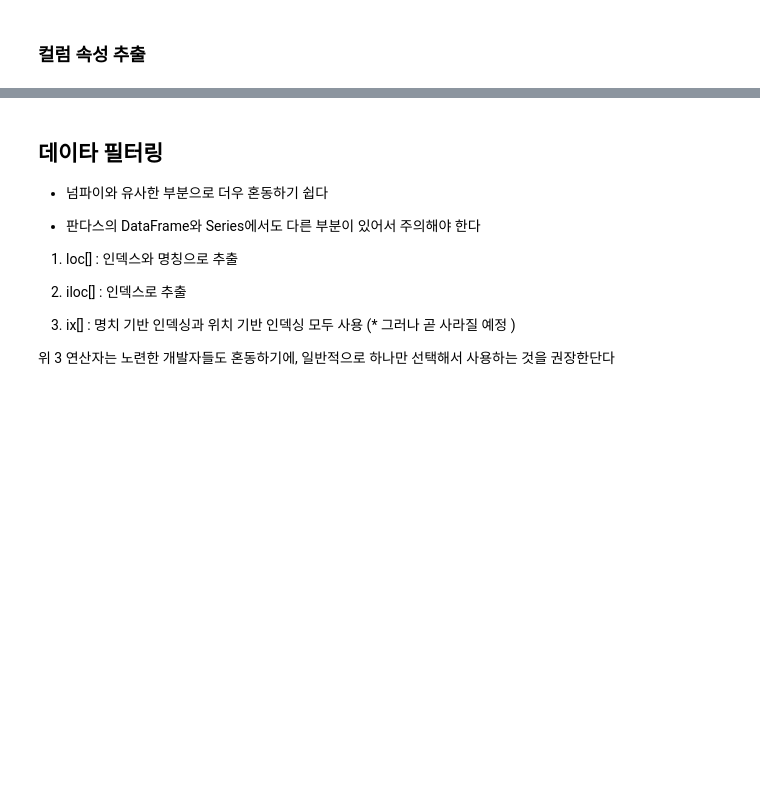
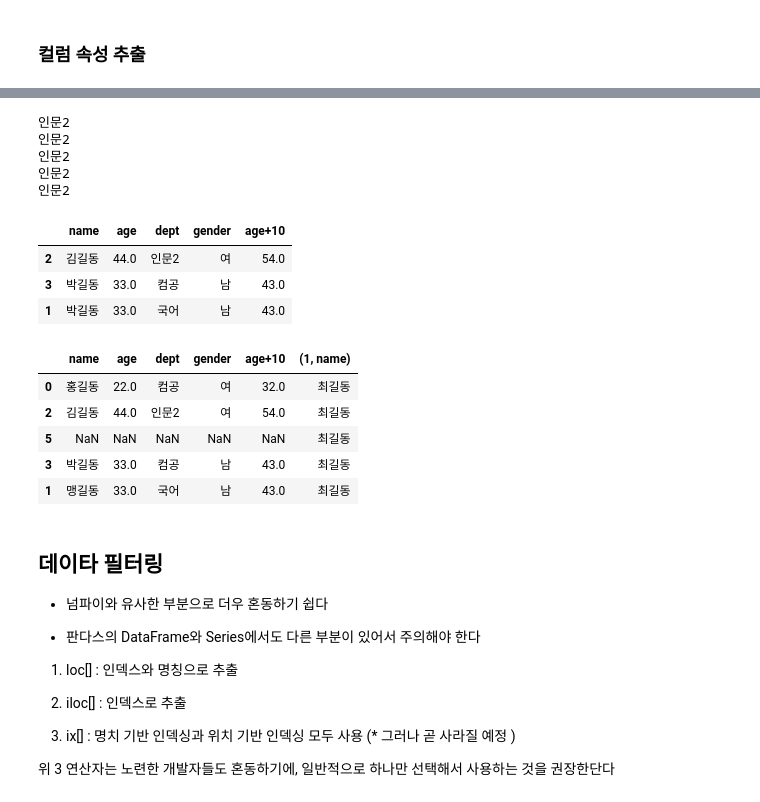
Before and after one commit to 201411096/kosmo_PythonBasic, a Jupyter notebook: eAnalysis/02_pandas_class/Ex01_DataFrame개념.ipynb, the cells around one changed output, grey strips where cells are left out. Cells and saved outputs as stored; diff of their text form; code cells hidden in the pictures; blank space fills up the shorter version.

```diff
--- a/eAnalysis/02_pandas_class/Ex01_DataFrame개념.ipynb
+++ b/eAnalysis/02_pandas_class/Ex01_DataFrame개념.ipynb
@@ -61,0 +160,4 @@ mydata = {
+# %%
+# 행 추가
+df.loc[9]=['고길동', 33, '컴공', '남'] # 인덱스 순서대로 들어가지 않아도 됨
+df
@@ -63,3 +172,6 @@ mydata = {
 ### 변경
 # %%
 # 인덱스순서를 변경하려면 -> 인덱스는 우선 DataFrame이 있는 상태에서 변경해야 한다
+df = df.reindex(index=[0, 2, 5, 3, 1])
+df
+# 인덱스 변경을 잘못할 경우 -> 데이터 날라가는 경우가 생김
@@ -67,0 +185,4 @@ mydata = {
+# %%
+# 컬럼연산
+df['age+10']=df['age']+10
+df
@@ -68,2 +196,6 @@ mydata = {
 # %%
 # 5 행에 'dept'열의 값을 '인문'으로 변경
+#df['dept'][5]='인문'
+
+df.loc[2, 'dept']='인문2'
+df
@@ -74,9 +228,38 @@ mydata = {
 # %%
 # 특정 컬럼의 특정행 추출 -> 즉 특정셀 추출 (2번 인덱스의 dept 컬럼값은? )
+print(df.loc[2, 'dept'])
+print(df.loc[2]['dept'])
+print(df.loc[2].dept)
+#print(df['2']['dept']) -> 에러
+print(df['dept'][2])
+print(df.dept[2])
+# %% [output]
+인문2
+인문2
+인문2
+인문2
+인문2
 # %%
 # 30세 이상의 레코드 겁색
+df[df['age']>=30]
+# %% [output]
+|  | name | age | dept | gender | age+10 |
+| 2 | 김길동 | 44.0 | 인문2 | 여 | 54.0 |
+| 3 | 박길동 | 33.0 | 컴공 | 남 | 43.0 |
+| 1 | 박길동 | 33.0 | 국어 | 남 | 43.0 |
 # %%
 # 인덱스 1의 name 값을 '맹길동'로 변경하려면?
+df.loc[1, 'name']='맹길동'
+df
+df[1, 'name']='최길동' # -> 의도한 바와 달리 컬럼이 추가되버림
+df
+# %% [output]
+|  | name | age | dept | gender | age+10 | (1, name) |
+| 0 | 홍길동 | 22.0 | 컴공 | 여 | 32.0 | 최길동 |
+| 2 | 김길동 | 44.0 | 인문2 | 여 | 54.0 | 최길동 |
+| 5 | NaN | NaN | NaN | NaN | NaN | 최길동 |
+| 3 | 박길동 | 33.0 | 컴공 | 남 | 43.0 | 최길동 |
+| 1 | 맹길동 | 33.0 | 국어 | 남 | 43.0 | 최길동 |
 # %% [markdown]
 ## 데이타 필터링
 
```
Also changed, not shown: parts of 27 cells of this notebook, 5 other files.
